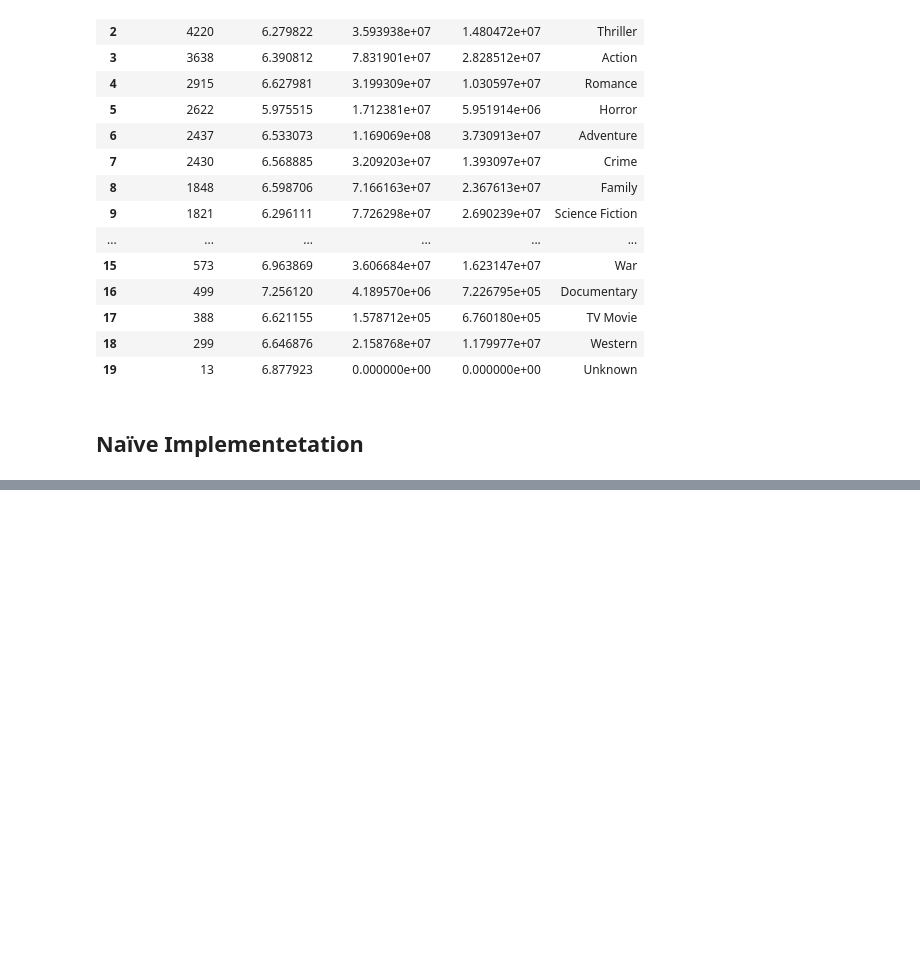
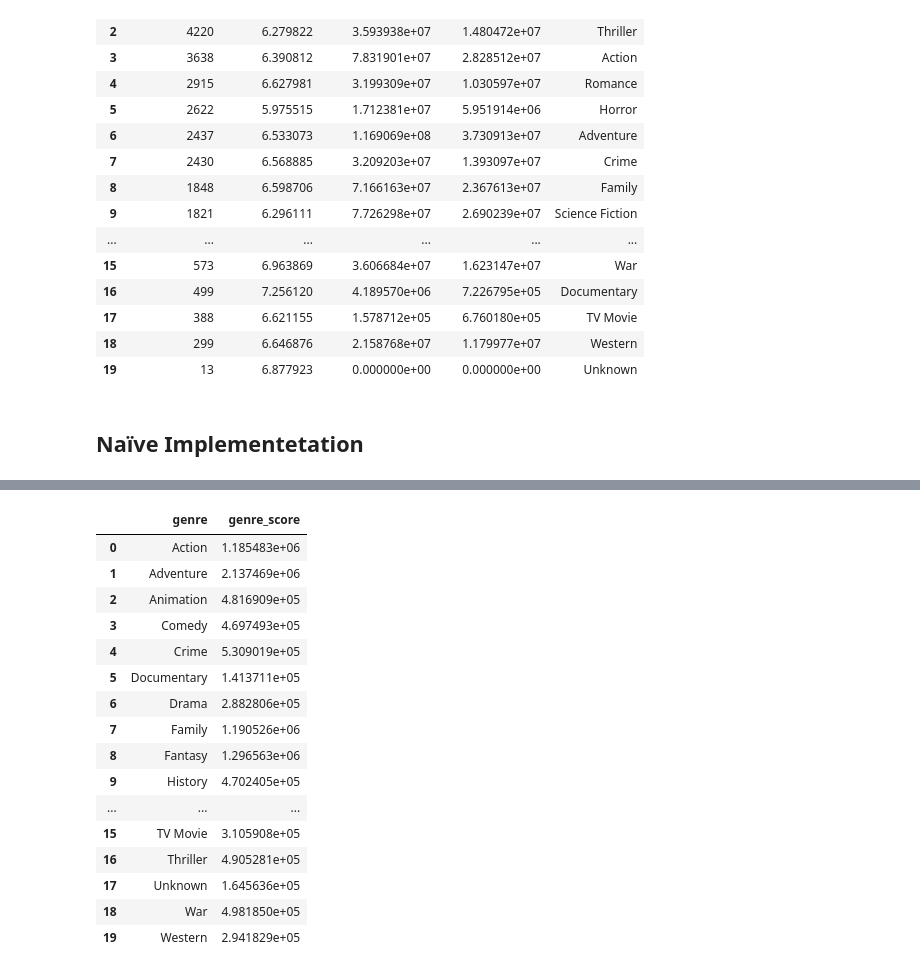
Before and after one commit to TunaConnoisseur/COMP30770-Big-Data, a Jupyter notebook: IMDB Notebook.ipynb, the cells around one changed output, grey strips where cells are left out. Cells and saved outputs as stored; diff of their text form; code cells hidden in the pictures; blank space fills up the shorter version.

```diff
--- a/IMDB Notebook.ipynb
+++ b/IMDB Notebook.ipynb
@@ -310,0 +373,26 @@ df.head(5)
+# %%
+# Step 5
+step5 = (step4.groupby('genre')['film_rating_calculation']
+         .mean()
+         .reset_index()
+         .rename(columns={'film_rating_calculation': 'genre_score'}))
+# %%
+step5.head(100)
+# %% [output]
+|  | genre | genre_score |
+| 0 | Action | 1.185483e+06 |
+| 1 | Adventure | 2.137469e+06 |
+| 2 | Animation | 4.816909e+05 |
+| 3 | Comedy | 4.697493e+05 |
+| 4 | Crime | 5.309019e+05 |
+| 5 | Documentary | 1.413711e+05 |
+| 6 | Drama | 2.882806e+05 |
+| 7 | Family | 1.190526e+06 |
+| 8 | Fantasy | 1.296563e+06 |
+| 9 | History | 4.702405e+05 |
+| ... | ... | ... |
+| 15 | TV Movie | 3.105908e+05 |
+| 16 | Thriller | 4.905281e+05 |
+| 17 | Unknown | 1.645636e+05 |
+| 18 | War | 4.981850e+05 |
+| 19 | Western | 2.941829e+05 |
```
Also changed, not shown: parts of 8 cells of this notebook.
